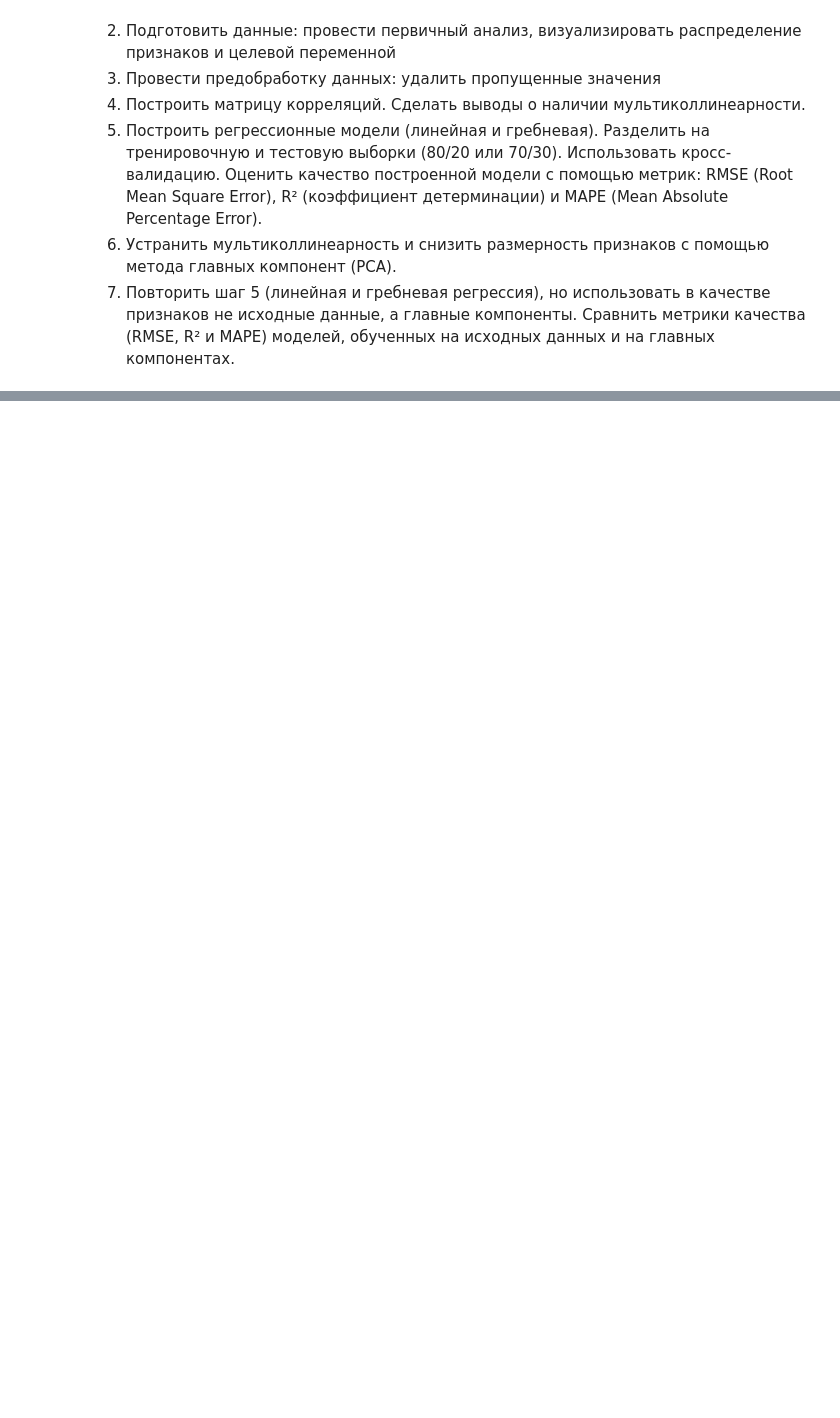
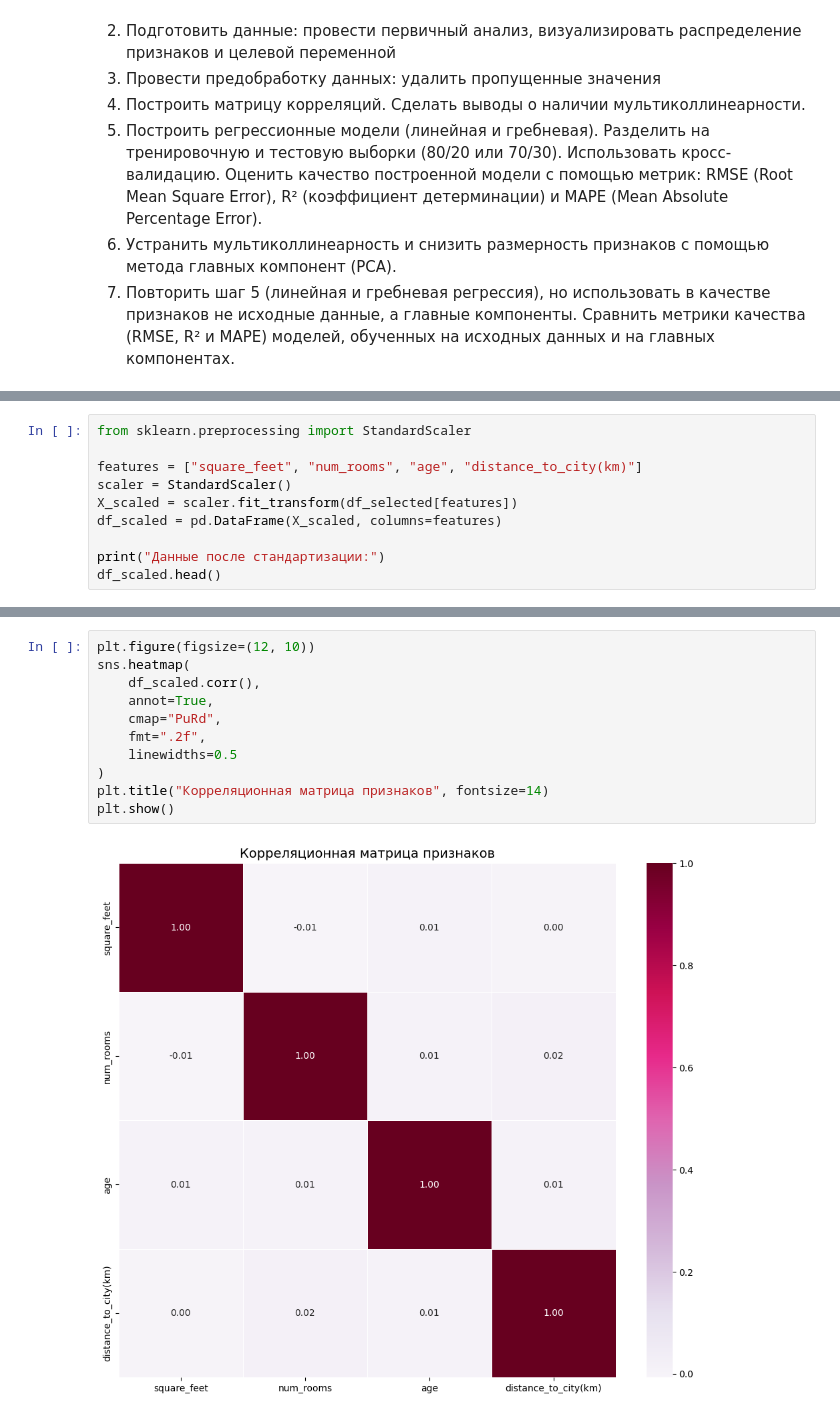
Before and after one commit to Vikoops/ml, a Jupyter notebook: lab1.ipynb, the cells around one changed output, grey strips where cells are left out. Drawn from its saved outputs; the diff is of its cells as text; blank space fills up the shorter version.

```diff
--- a/lab1.ipynb
+++ b/lab1.ipynb
@@ -733,0 +94,10 @@ PCA не сократил размерность данных (4 компоне
+# %%
+from sklearn.preprocessing import StandardScaler
+
+features = ["square_feet", "num_rooms", "age", "distance_to_city(km)"]
+scaler = StandardScaler()
+X_scaled = scaler.fit_transform(df_selected[features])
+df_scaled = pd.DataFrame(X_scaled, columns=features)
+
+print("Данные после стандартизации:")
+df_scaled.head()
@@ -733,0 +112,13 @@ PCA не сократил размерность данных (4 компоне
+# %%
+plt.figure(figsize=(12, 10))
+sns.heatmap(
+    df_scaled.corr(),
+    annot=True,
+    cmap="PuRd",
+    fmt=".2f",
+    linewidths=0.5
+)
+plt.title("Корреляционная матрица признаков", fontsize=14)
+plt.show()
+# %% [output]
+[figure, added]
```
Also changed, not shown: parts of 37 cells of this notebook.
